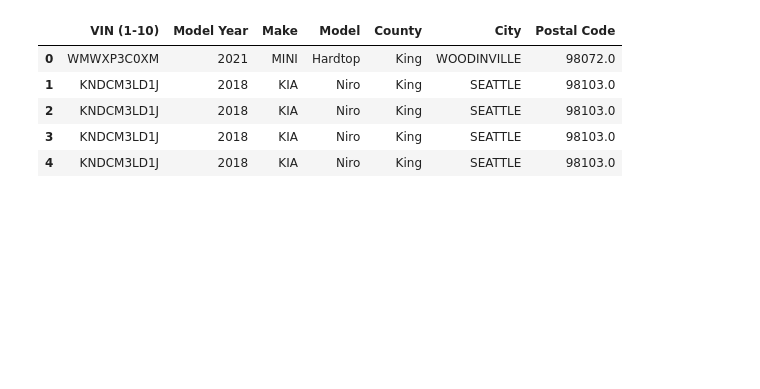
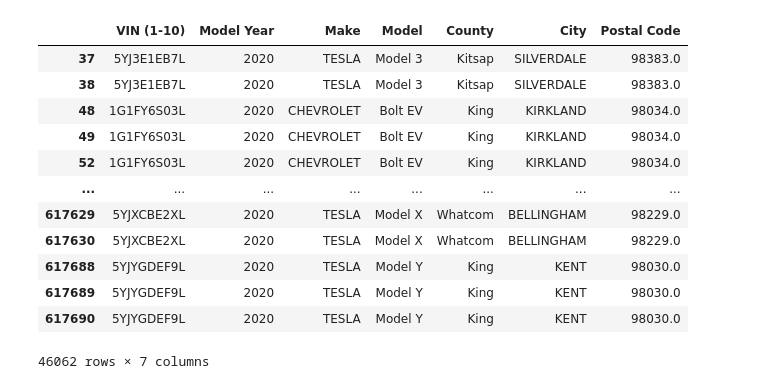
Before and after one commit to gtp1ok/Project-2, a Jupyter notebook: Was_EV.ipynb, the cells around one changed output. Saved outputs shown, nothing was run; the diff lists cells and outputs as text; code cells hidden in the pictures; blank space fills up the shorter version.

```diff
--- a/Was_EV.ipynb
+++ b/Was_EV.ipynb
@@ -5,4 +6,5 @@ import numpy as np
 # %%
-csv_file = "Electric_Vehicle_Title_and_Registration_Activity.csv"
+csv_file = "Resources/Electric_Vehicle_Title_and_Registration_Activity.csv"
 reg_df = pd.read_csv(csv_file)
 reg_df.head()
+reg_df.columns
@@ -17,11 +11,21 @@ reg_df.head()
+# %%
+reg_df =reg_df[(reg_df['Model Year'] == 2020)]
+reg_df
 # %%
 reg_data_df = reg_df[['VIN (1-10)', 'Model Year', 'Make', 'Model', 'County', 'City', 'Postal Code']].copy()
-reg_data_df.head()
+reg_data_df
 # %% [output]
 |  | VIN (1-10) | Model Year | Make | Model | County | City | Postal Code |
-| 0 | WMWXP3C0XM | 2021 | MINI | Hardtop | King | WOODINVILLE | 98072.0 |
-| 1 | KNDCM3LD1J | 2018 | KIA | Niro | King | SEATTLE | 98103.0 |
-| 2 | KNDCM3LD1J | 2018 | KIA | Niro | King | SEATTLE | 98103.0 |
-| 3 | KNDCM3LD1J | 2018 | KIA | Niro | King | SEATTLE | 98103.0 |
-| 4 | KNDCM3LD1J | 2018 | KIA | Niro | King | SEATTLE | 98103.0 |
+| 37 | 5YJ3E1EB7L | 2020 | TESLA | Model 3 | Kitsap | SILVERDALE | 98383.0 |
+| 38 | 5YJ3E1EB7L | 2020 | TESLA | Model 3 | Kitsap | SILVERDALE | 98383.0 |
+| 48 | 1G1FY6S03L | 2020 | CHEVROLET | Bolt EV | King | KIRKLAND | 98034.0 |
+| 49 | 1G1FY6S03L | 2020 | CHEVROLET | Bolt EV | King | KIRKLAND | 98034.0 |
+| 52 | 1G1FY6S03L | 2020 | CHEVROLET | Bolt EV | King | KIRKLAND | 98034.0 |
+| ... | ... | ... | ... | ... | ... | ... | ... |
+| 617629 | 5YJXCBE2XL | 2020 | TESLA | Model X | Whatcom | BELLINGHAM | 98229.0 |
+| 617630 | 5YJXCBE2XL | 2020 | TESLA | Model X | Whatcom | BELLINGHAM | 98229.0 |
+| 617688 | 5YJYGDEF9L | 2020 | TESLA | Model Y | King | KENT | 98030.0 |
+| 617689 | 5YJYGDEF9L | 2020 | TESLA | Model Y | King | KENT | 98030.0 |
+| 617690 | 5YJYGDEF9L | 2020 | TESLA | Model Y | King | KENT | 98030.0 |
+46062 rows × 7 columns
 # %%
```
Also changed, not shown: parts of 11 cells of this notebook.
